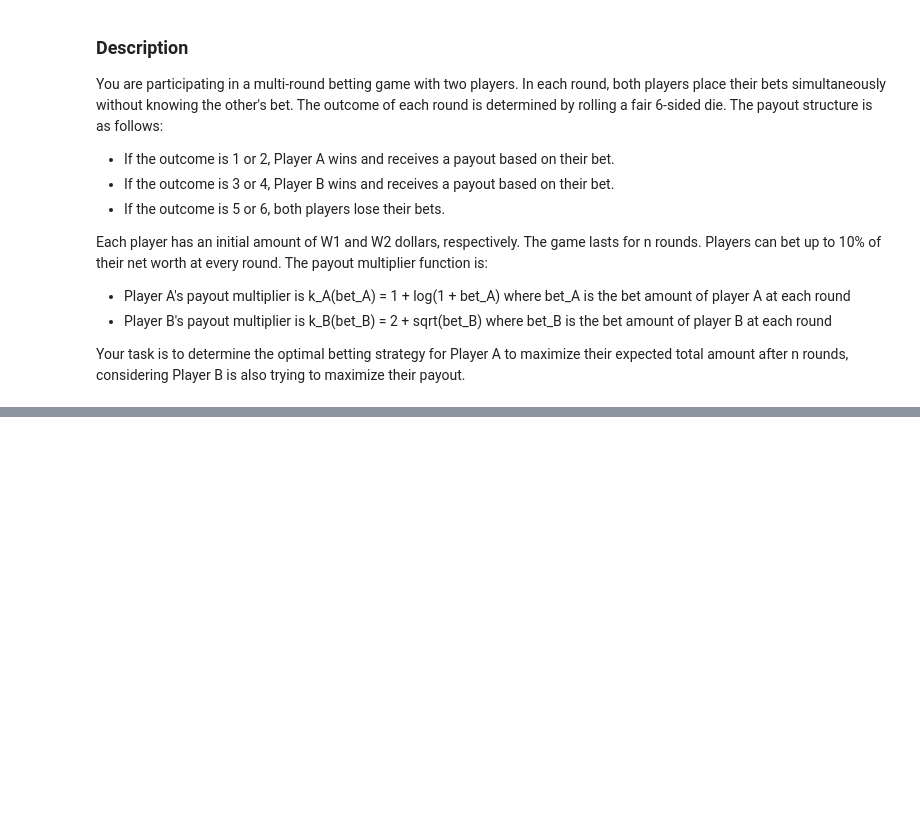
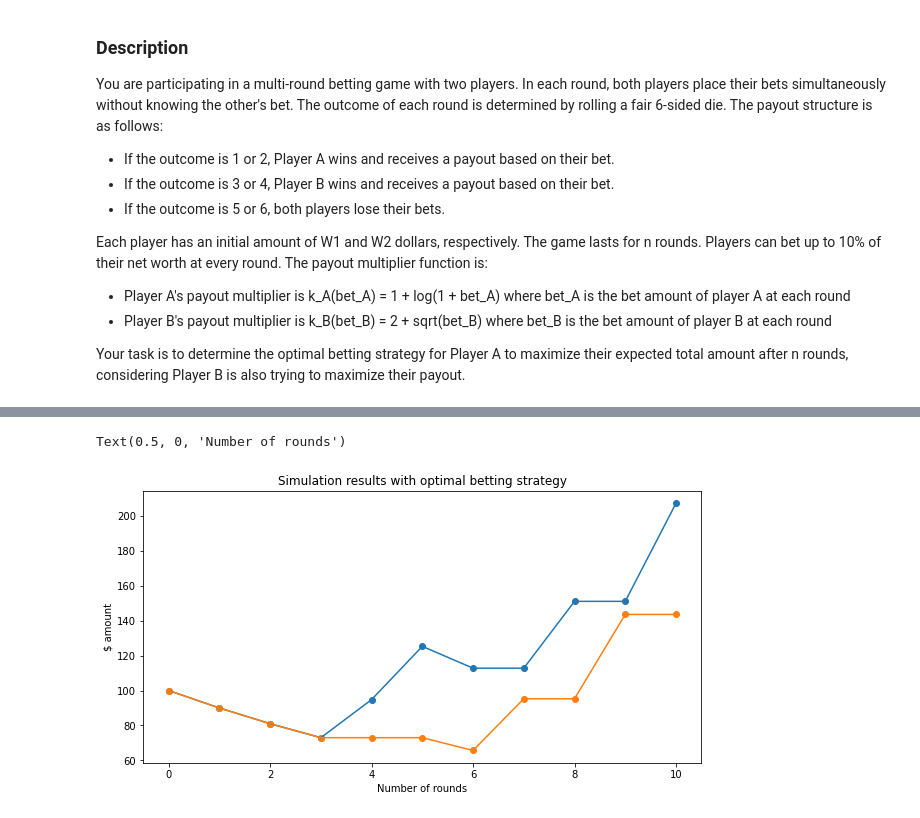
Before and after one commit to TheGreekSailor/Optimal-Betting-Game, a Jupyter notebook: Betting_Game.ipynb, the cells around one changed output, grey strips where cells are left out. Cells and saved outputs as stored; diff of their text form; code cells hidden in the pictures; blank space fills up the shorter version.

```diff
--- a/Betting_Game.ipynb
+++ b/Betting_Game.ipynb
@@ -102,0 +107,38 @@ Text(0.5, 0, 'Number of rounds')
+# %%
+def simulate_game(W_A,W_B,n):
+    wealth_A = [W_A];
+    wealth_B = [W_B];
+    bets_A = [];
+    bets_B = [];
+    for i in range(0,n):
+        step = 0.1
+        roll = random.randint(1,7);
+        optimal_bet_A = find_max_payout(step, W_A,'A')
+        optimal_bet_B = find_max_payout(step, W_B,'B')
+        bets_A.append(optimal_bet_A);
+        bets_B.append(optimal_bet_B);
+
+        if roll <= 2:
+            W_A += (1 + math.log(optimal_bet_A)) * optimal_bet_A
+        elif roll <= 4:
+            W_B += (2 + math.sqrt(optimal_bet_B)) * optimal_bet_B
+        else:
+            W_A -= optimal_bet_A
+            W_B -= optimal_bet_B
+        wealth_A.append(W_A);
+        wealth_B.append(W_B)
+    return W_A,W_B,wealth_A,wealth_B,bets_A,bets_B
+# %%
+W_A,W_B,wealth_A,wealth_B,bets_A,bets_B = simulate_game(100,100,n)
+# %%
+plt.figure(figsize = (10,5))
+plt.plot(range(0,n+1), wealth_A)
+plt.scatter(range(0,n+1), wealth_A)
+plt.plot(range(0,n+1), wealth_B)
+plt.scatter(range(0,n+1), wealth_B)
+plt.title("Simulation results with optimal betting strategy")
+plt.ylabel("$ amount")
+plt.xlabel("Number of rounds")
+# %% [output]
+Text(0.5, 0, 'Number of rounds')
+[figure, added]
```
Also changed, not shown: parts of 8 cells of this notebook.
